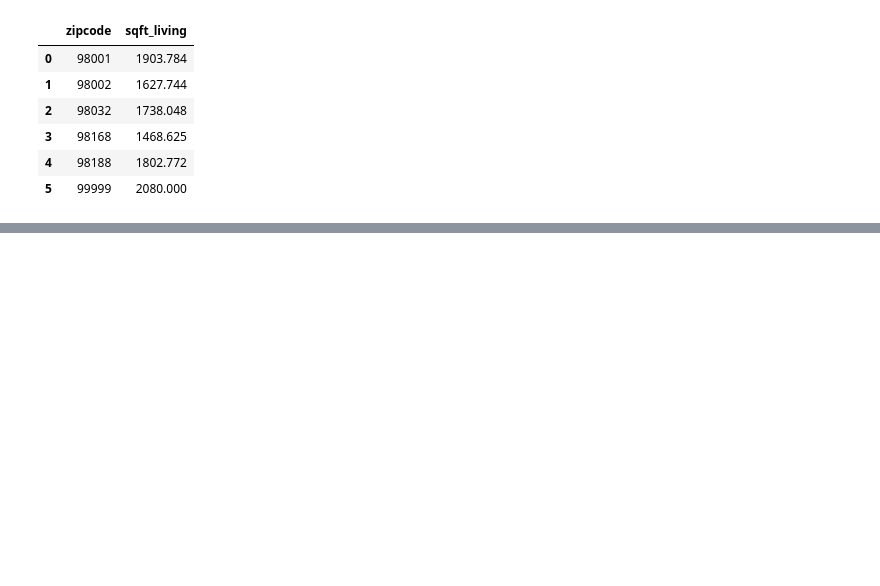
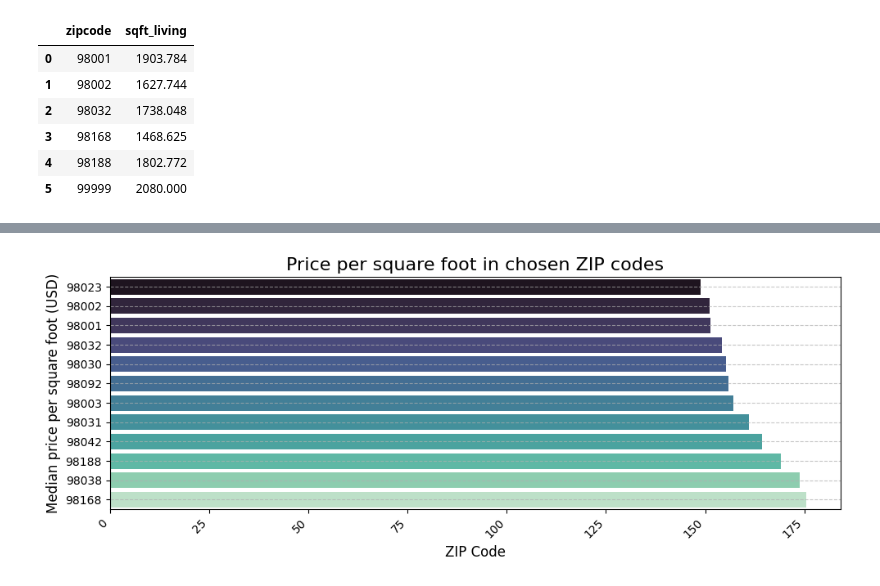
Before and after one commit to googoose/eda_project, a Jupyter notebook: EDA.ipynb, the cells around one changed output, grey strips where cells are left out. Saved outputs shown, nothing was run; the diff lists cells and outputs as text; code cells hidden in the pictures; blank space fills up the shorter version.

```diff
--- a/EDA.ipynb
+++ b/EDA.ipynb
@@ -1202,0 +1288,3 @@ fig.show()
+# %%
+price_sqft_sorted_df = price_sqft_df.sort_values('price_per_sqft_living', ascending=True)
+price_sqft_sorted_df
@@ -1202,0 +1305,21 @@ fig.show()
+# %%
+# use a barplot to plot all price/sqft values over the ZIP code
+
+plt.figure(figsize=(10, 4))
+sns.barplot(
+    data=price_sqft_sorted_df.head(12),
+    x='price_per_sqft_living',
+    y='zipcode',
+    palette='mako',  # green
+    order = price_sqft_df.sort_values('price_per_sqft_living', ascending=True)['zipcode'].head(12)
+)
+plt.title('Price per square foot in chosen ZIP codes', fontsize=16)
+plt.xlabel('ZIP Code', fontsize=12)
+plt.ylabel('Median price per square foot (USD)', fontsize=12)
+plt.xticks(rotation=45, ha='right')
+plt.ticklabel_format(style='plain', axis='x')
+plt.grid(axis='y', linestyle='--', alpha=0.7)
+plt.tight_layout()
+plt.show()
+# %% [output]
+[figure, added]
```
Also changed, not shown: parts of 25 cells of this notebook.
